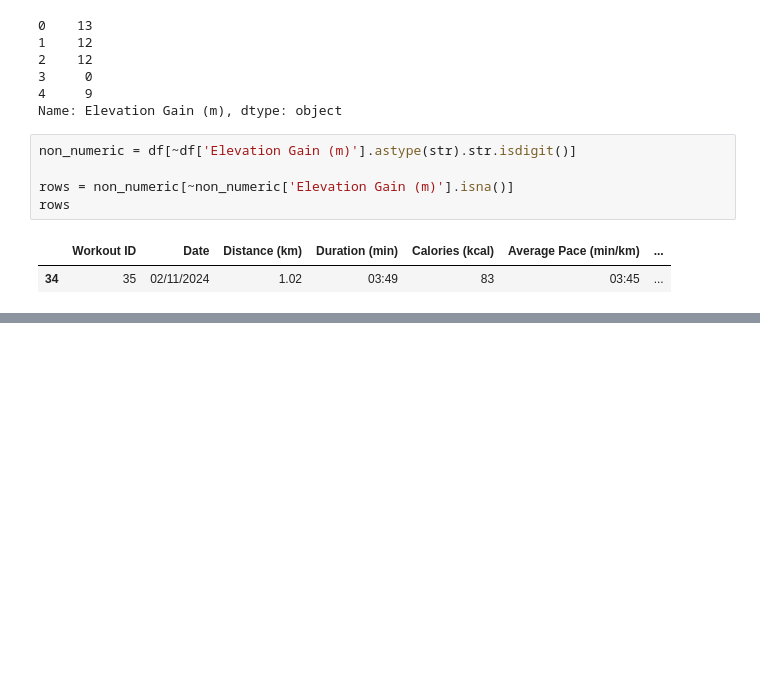
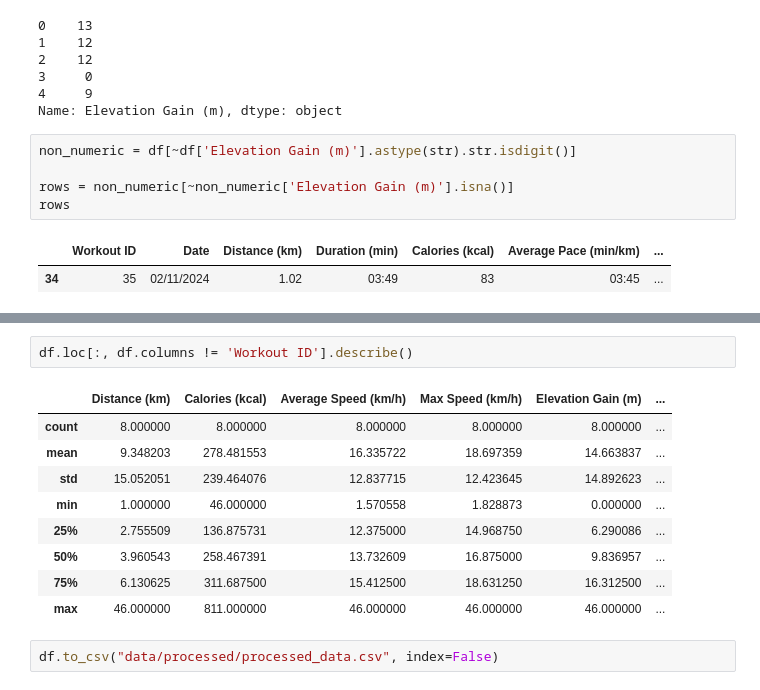
Before and after one commit to valecase4/Runalyze, a Jupyter notebook: notebooks/01_data_exploration.ipynb, the cells around one changed output, grey strips where cells are left out. Drawn from its saved outputs; the diff is of its cells as text; blank space fills up the shorter version.

```diff
--- a/notebooks/01_data_exploration.ipynb
+++ b/notebooks/01_data_exploration.ipynb
@@ -417,0 +445,14 @@ NameError: name 'impute_missing_values' is not defined
+# %%
+df.loc[:, df.columns != 'Workout ID'].describe()
+# %% [output]
+|  | Distance (km) | Calories (kcal) | Average Speed (km/h) | Max Speed (km/h) | Elevation Gain (m) | ... |
+| count | 8.000000 | 8.000000 | 8.000000 | 8.000000 | 8.000000 | ... |
+| mean | 9.348203 | 278.481553 | 16.335722 | 18.697359 | 14.663837 | ... |
+| std | 15.052051 | 239.464076 | 12.837715 | 12.423645 | 14.892623 | ... |
+| min | 1.000000 | 46.000000 | 1.570558 | 1.828873 | 0.000000 | ... |
+| 25% | 2.755509 | 136.875731 | 12.375000 | 14.968750 | 6.290086 | ... |
+| 50% | 3.960543 | 258.467391 | 13.732609 | 16.875000 | 9.836957 | ... |
+| 75% | 6.130625 | 311.687500 | 15.412500 | 18.631250 | 16.312500 | ... |
+| max | 46.000000 | 811.000000 | 46.000000 | 46.000000 | 46.000000 | ... |
+# %%
+df.to_csv("data/processed/processed_data.csv", index=False)
```
Also changed, not shown: parts of 43 cells of this notebook, 1 other file.
